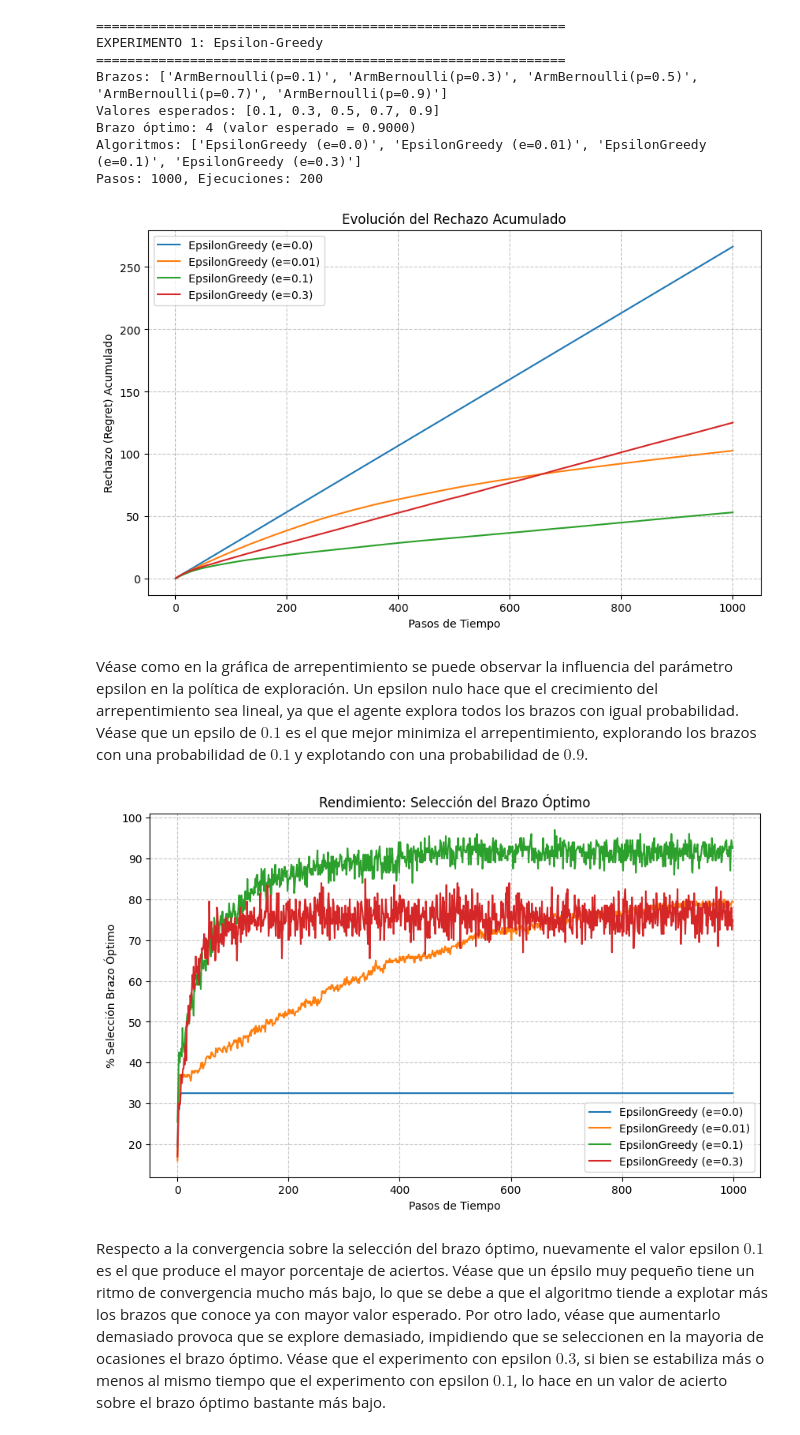
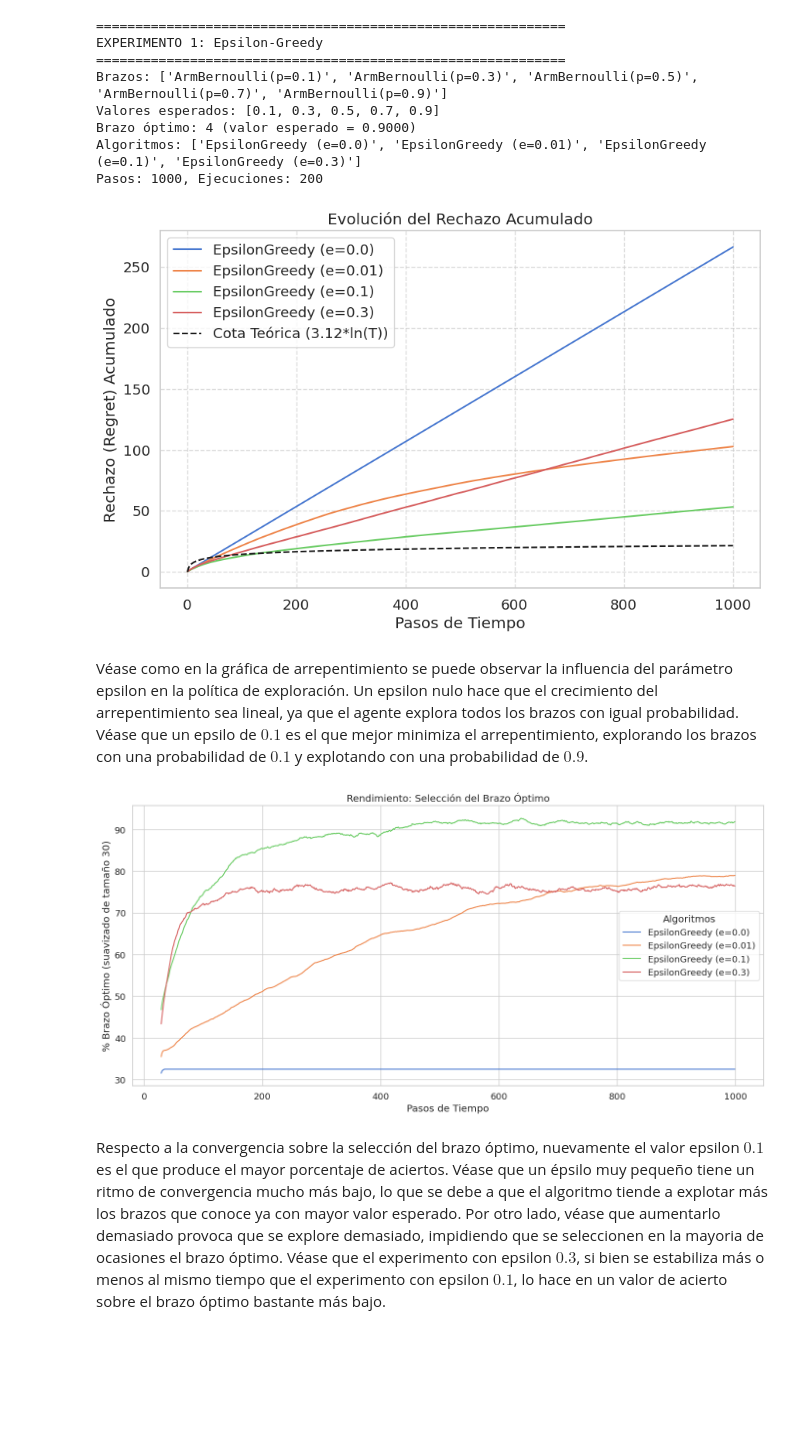
Before and after one commit to rafelsalgueiro/GallegoSalgueiroVera, a Jupyter notebook: k_brazos/estudio_bernoulli.ipynb, the cells around one changed output. Cells and saved outputs as stored; diff of their text form; code cells hidden in the pictures; blank space fills up the shorter version.

Commit message:
Epsilon Decay + Smooth graphs + Lai-Robbins Cte

```diff
--- a/k_brazos/estudio_bernoulli.ipynb
+++ b/k_brazos/estudio_bernoulli.ipynb
@@ -193,16 +195,16 @@ Algoritmos: ['EpsilonGreedy (e=0.0)', 'EpsilonGreedy (e=0.01)', 'EpsilonGreedy (
 Pasos: 1000, Ejecuciones: 200
 # %%
 # Gráfica de regret acumulado para Epsilon-Greedy
-plot_regret(n_steps, regret_eg, agents_eg)
+plot_regret(n_steps, regret_eg, agents_eg, cte=lai_robbins_cte)
 # %% [output]
-[figure, old version]
+[figure, new version]
 # %% [markdown]
 Véase como en la gráfica de arrepentimiento se puede observar la influencia del parámetro epsilon en la política de exploración. Un epsilon nulo hace que el crecimiento del arrepentimiento sea lineal, ya que el agente explora todos los brazos con igual probabilidad. Véase que un epsilo de $0.1$ es el que mejor minimiza el arrepentimiento, explorando los brazos con una probabilidad de $0.1$ y explotando con una probabilidad de $0.9$.
 # %%
 # Gráfica de selección óptima para Epsilon-Greedy
-plot_optimal_selections(n_steps, optimal_eg, agents_eg)
+plot_optimal_selections(n_steps, optimal_eg, agents_eg, window_size=30)
 # %% [output]
-[figure, old version]
+[figure, new version]
 # %% [markdown]
 Respecto a la convergencia sobre la selección del brazo óptimo, nuevamente el valor epsilon $0.1$ es el que produce el mayor porcentaje de aciertos. Véase que un épsilo muy pequeño tiene un ritmo de convergencia mucho más bajo, lo que se debe a que el algoritmo tiende a explotar más los brazos que conoce ya con mayor valor esperado. Por otro lado, véase que aumentarlo demasiado provoca que se explore demasiado, impidiendo que se seleccionen en la mayoria de ocasiones el brazo óptimo. Véase que el experimento con epsilon $0.3$, si bien se estabiliza más o menos al mismo tiempo que el experimento con epsilon $0.1$, lo hace en un valor de acierto sobre el brazo óptimo bastante más bajo.
 # %% [markdown]
```
Also changed, not shown: parts of 15 cells of this notebook, 2 other files.
